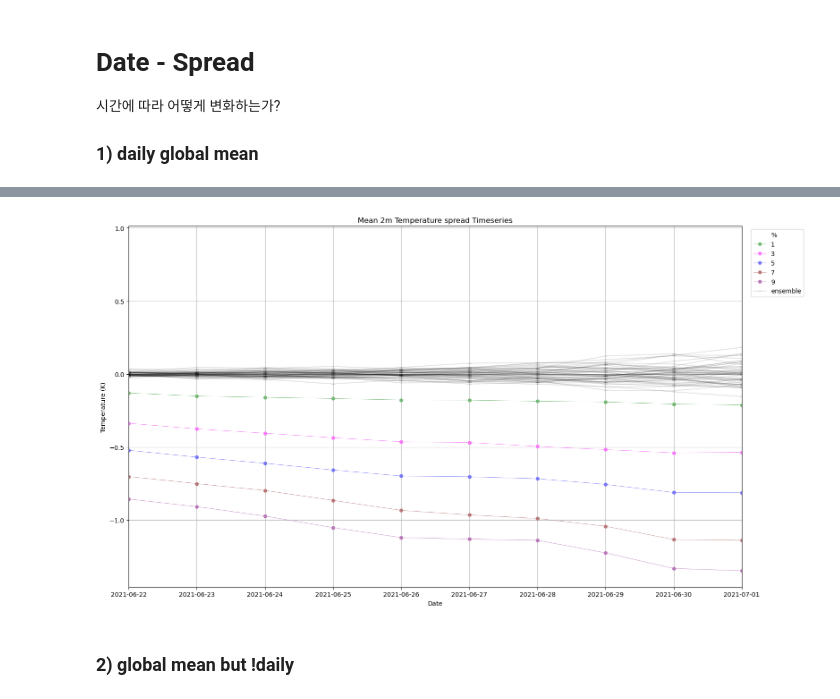
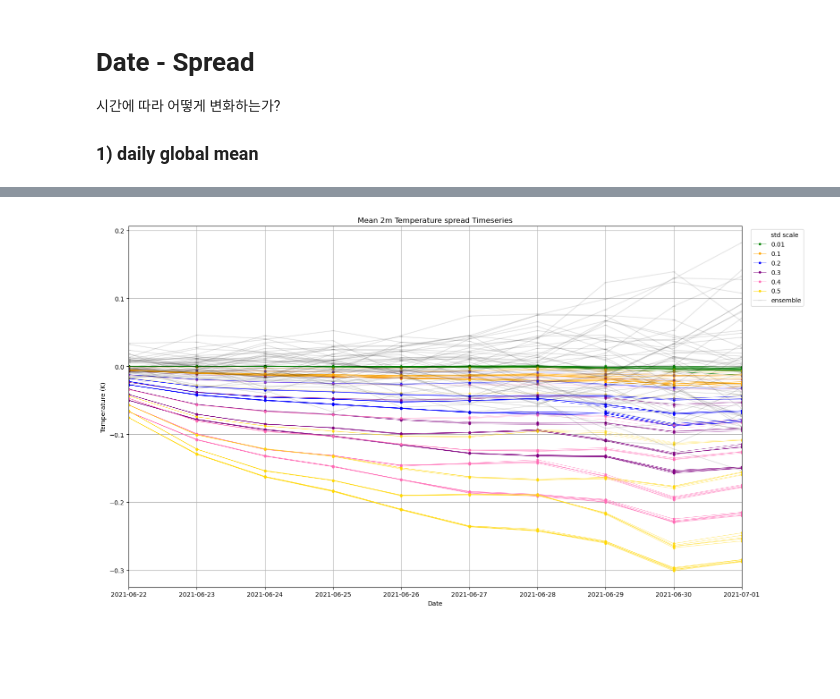
Before and after one commit to HisKim1/his_graphcast, a Jupyter notebook: spread/GC_spread_intensity.ipynb, the cells around one changed output, grey strips where cells are left out. Drawn from its saved outputs; the diff is of its cells as text; code cells hidden in the pictures; blank space fills up the shorter version.

```diff
--- a/spread/GC_spread_intensity.ipynb
+++ b/spread/GC_spread_intensity.ipynb
@@ -46,7 +46,7 @@ for key, value in target_var.items():
     nwp_mean[key] = nwp[key].mean(dim="ensemble")
     nwp[key] -= nwp_mean[key]
 
-    with open(f"/data/GC_output/analysis/percent2/zoom_shuffle_percent_GC_{value}_GlobAvg.pkl", "rb") as f:
+    with open(f"/data/GC_output/analysis/shuffle/ERA5_{value}_GlobAvg.pkl", "rb") as f:
         gc_sample[key] = pickle.load(f)
 
     # with open(f"/data/GC_output/analysis/percent2/zoom_GC_{value}_GlobAvg.pkl", "rb") as f:
@@ -61,9 +83,11 @@ for key, value in target_var.items():
 from concurrent.futures import ThreadPoolExecutor
 import itertools
 
+length = len(gc_sample["2m_temperature"])
+
 def process_item(args):
     target_var, n = args
-    if n >= len(gc_sample[target_var]):
+    if n >= length:
         return None
 
     filename = gc_sample[target_var][n][0]
@@ -73,9 +97,9 @@ def process_item(args):
 
 with ThreadPoolExecutor() as executor:
     results = executor.map(process_item,
-                         itertools.product(list(target_var.keys()), range(30)))
+                         itertools.product(["2m_temperature"], range(length)))
 
-gc_sample = {'2m_temperature': [], 'geopotential': []}
+gc_sample = {'2m_temperature': []}
 for r in results:
     if r is not None:
         var, item = r
@@ -270,14 +294,14 @@ for target_date in range(10):
 
     #
 
-    plt.xticks([10, 30, 50, 70, 90])
+    plt.xticks([1, 3, 5, 7, 9])
     plt.ylabel(unit)
 
     # plt.scatter(40, 0.9, color=(1, 1, 1), label="blue: all var", marker='o')
     # plt.scatter(40, 0.9, color=(1, 1, 1), label="green: only target", marker='o')
     # plt.scatter(40, 0.9, color=(1, 1, 1), label="red: except target", marker='o')
 
-    plt.scatter(40, 0.9, color=(1, 1, 1), label="std", marker='o')
+    plt.scatter(4, 0.9, color=(1, 1, 1), label="std", marker='o')
     for i, (name, color, data) in enumerate(gc_sample[target_var]):
         # percent = int(name.split()[1].split("_")[1][0])*10
         # name = name.split()[1]
@@ -289,7 +313,7 @@ for target_date in range(10):
         offset = 0 # (i%3 -1) * 1
         # if float(std) > 0.5:
         #     continue
-        if percent == 90:
+        if percent == 9:
             plt.scatter(percent+offset, data[target_date], color=color, label=f"{std}", marker='o', s=50) # {std}-{percent}%
         else:
             plt.scatter(percent+offset, data[target_date], color=color, marker='o', s=50)
@@ -336,52 +375,77 @@ nwp
 # %%
 #@ plot3 date - spread
+import matplotlib.colors as mcolors
+import matplotlib.pyplot as plt
 
-import matplotlib.pyplot as plt
 # for target_var in ["2m_temperature", "geopotential"]:
 target_var = "2m_temperature"
 title = f'Mean 2m Temperature spread Timeseries'
 unit = 'Temperature (K)'
 
 plt.figure(figsize=(16, 9))
 plt.title(title)
 plt.xlabel("Date")
 # x axis: 2022-06-22 ~ 2022-06-28
 date = pd.date_range(start='2021-06-22', end='2021-07-01')
 plt.xlim(date[0], date[-1])
 plt.ylabel(unit)
 
-plt.scatter(40, 0.9, color=(1, 1, 1), label="%", marker='o')
-
+plt.scatter(40, 0.03, color=(1, 1, 1), label="std scale", marker='o')
+legend_shown=False
 for i, (name, color, data) in enumerate(gc_sample[target_var]):
     # percent = int(name.split()[1].split("_")[1][0])*10
     # name = name.split()[1]
     # std = name.split("_")[0]
-    percent = name.split("_")[1]
-    std = float(name.split("_")[0])
-
-    offset = (i%5 -1) * 1
+    scale = float(name.split("_")[0])
+    num_values = int(name.split("_")[1])
+    ens = int(name.split("_")[2][0])
+    alpha = num_values/ 9
     # if float(std) > 0.5:
     #     continue
-    # if percent == 30:
-    #     plt.plot(date, data, color=color, label=f"{std}", marker='o', markersize=5) # {std}-{percent}%
-    # else:
-    #     plt.plot(date, data, color=color, marker='o', markersize=5)
-    plt.plot(date, data, color=color, marker='o', markersize=5, label=f"{percent}", linewidth=0.5)
+    if num_values == 9 and legend_shown==False:
+        plt.plot(date,
+                 data,
+                 color=mcolors.to_rgba(colors_list[scale_list.index(scale)], alpha),
+                 label=f"{scale}",
+                 marker='o',
+                 markersize=3,
+                 linewidth=0.5) # {std}-{percent}%
+        legend_shown=True
+    else:
+        plt.plot(date,
+                 data,
+                 color=mcolors.to_rgba(colors_list[scale_list.index(scale)], alpha),
+                 marker='o',
+                 markersize=3,
+                 linewidth=0.5)
+
+    if ens == 4:
+        legend_shown=False
+    else:
+        legend_shown=True
+    # plt.plot(date, data, color=color, marker='o', markersize=5, label=f"{scale}_{num_values}", linewidth=0.5)
 
 legend_shown=False
 for i in range(nwp[target_var].sizes["ensemble"]):
     if not legend_shown:
-        plt.plot(date, nwp[target_var].isel(ensemble=i).squeeze()["2m_temperature"], color=(0.00001, 0.00001, 0.00001), label="ensemble", marker='_', alpha=.1)
+        plt.plot(date,
+                 nwp[target_var].isel(ensemble=i).squeeze()["2m_temperature"],
+                 color=(0.00001, 0.00001, 0.00001),
+                 label="ensemble",
+                 marker='_',
+                 alpha=.1)
         legend_shown=True
-    plt.plot(date, nwp[target_var].isel(ensemble=i).squeeze()["2m_temperature"], color=(0.00001, 0.00001, 0.00001), marker='_', alpha=.1)
+    plt.plot(date,
+             nwp[target_var].isel(ensemble=i).squeeze()["2m_temperature"],
+             color=(0.00001, 0.00001, 0.00001),
+             marker='_',
+             alpha=.1)
 plt.legend(bbox_to_anchor=(1.01, 1), loc='upper left')
 plt.grid(True)
 # plt.ylim(-2.5, -1.5)
 plt.subplots_adjust(right=0.85)
 plt.tight_layout()
-plt.show()
-# plt.savefig(f"shuffle_{target_var}_spread_timeseries.png")
+
+plt.savefig(f"sparse_shuffle_{target_var}_spread_timeseries.png")
 # %% [output]
-[figure, old version]
+[figure, new version]
-# %% [markdown]
-### 2) global mean but !daily
```
Also changed, not shown: parts of 9 cells of this notebook, 12 other files.
